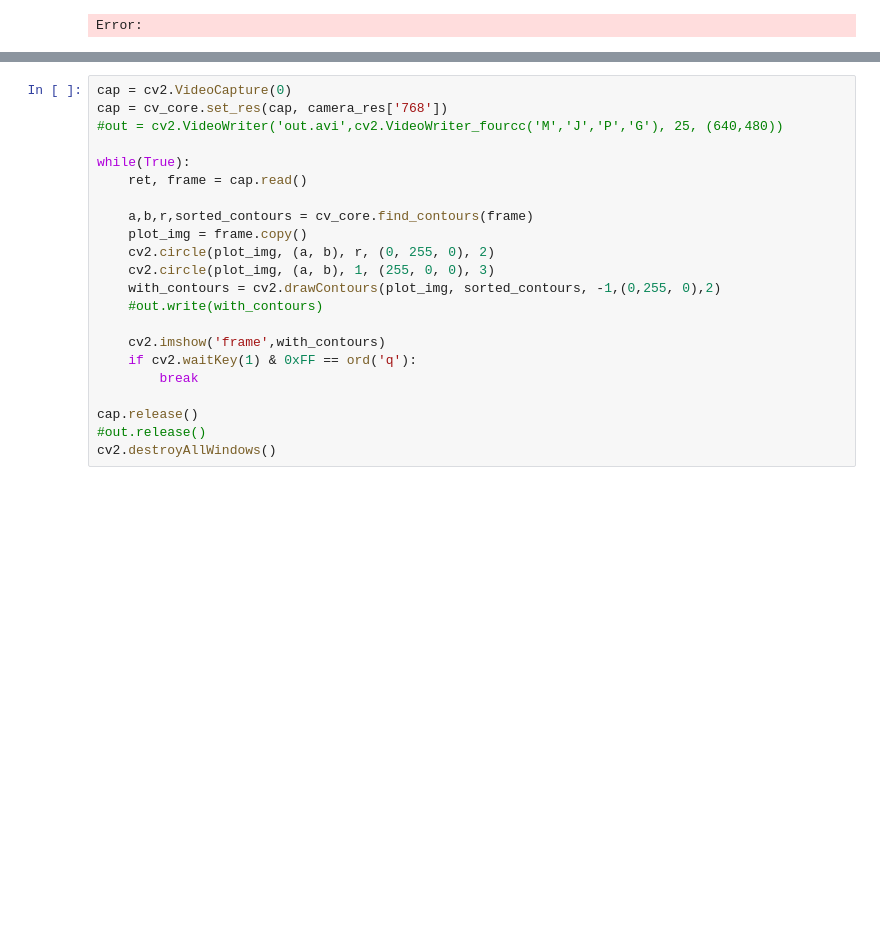
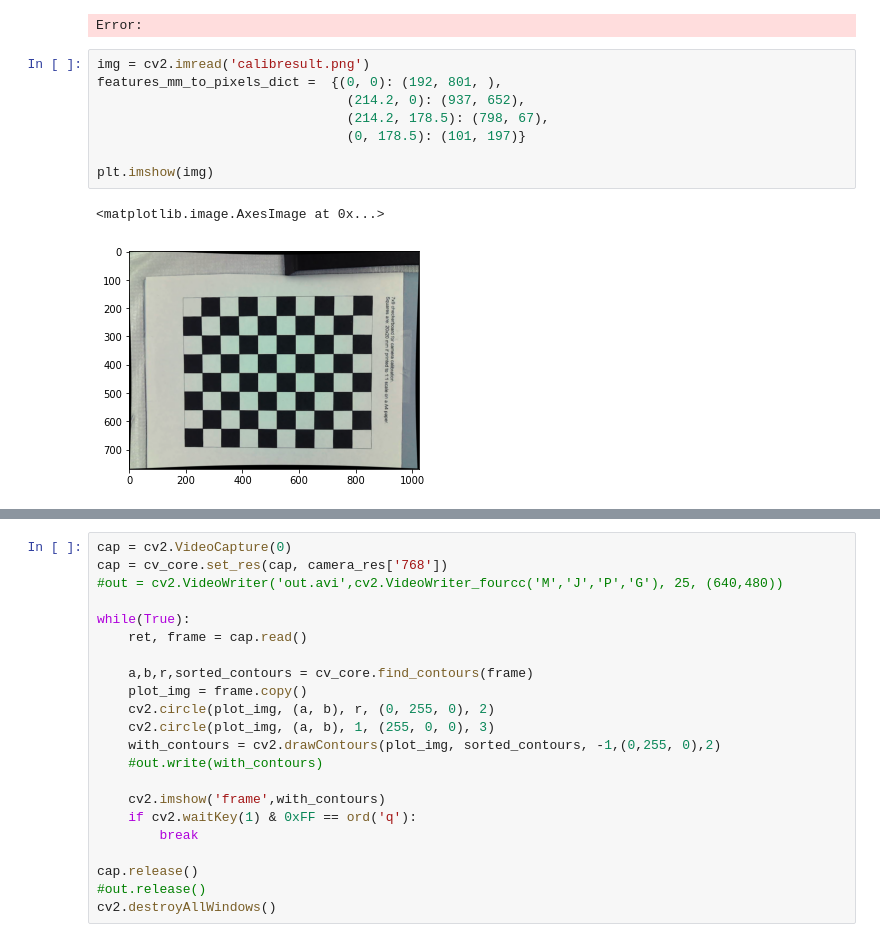
Before and after one commit to Daksh-S97/FolchLab_RobotArm, a Jupyter notebook: cv.ipynb, the cells around one changed output, grey strips where cells are left out. Saved outputs shown, nothing was run; the diff lists cells and outputs as text; blank space fills up the shorter version.

```diff
--- a/cv.ipynb
+++ b/cv.ipynb
@@ -22,3 +22,14 @@ cv_core.video_test(cap)
 cap.release()
 # %% [output]
 Error:
+# %%
+img = cv2.imread('calibresult.png')
+features_mm_to_pixels_dict =  {(0, 0): (192, 801, ),
+                                (214.2, 0): (937, 652),
+                                (214.2, 178.5): (798, 67),
+                                (0, 178.5): (101, 197)}
+
+plt.imshow(img)
+# %% [output]
+<matplotlib.image.AxesImage at 0x...>
+[figure, added]
```
Also changed, not shown: parts of 3 cells of this notebook.
